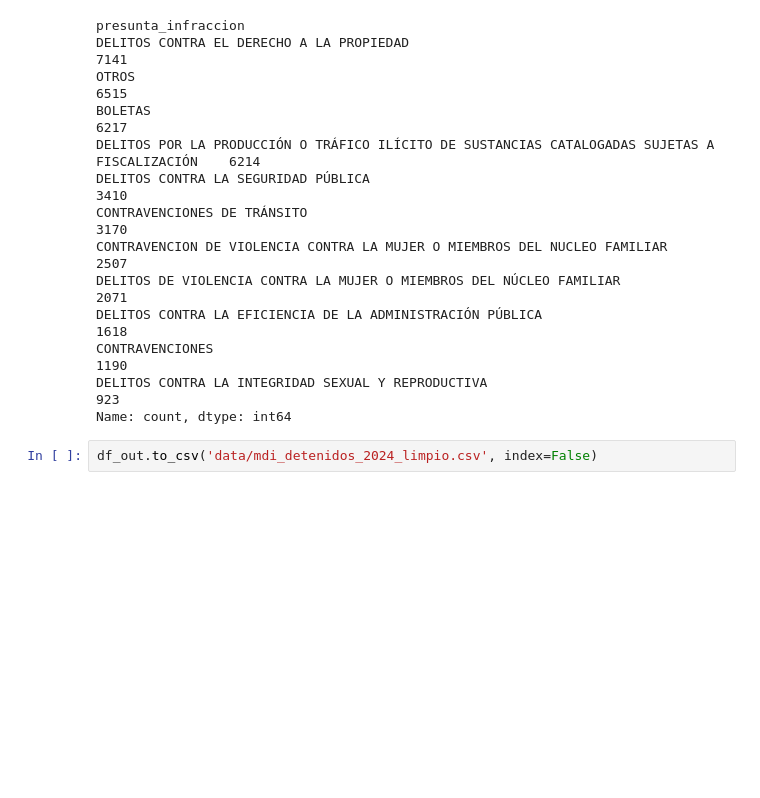
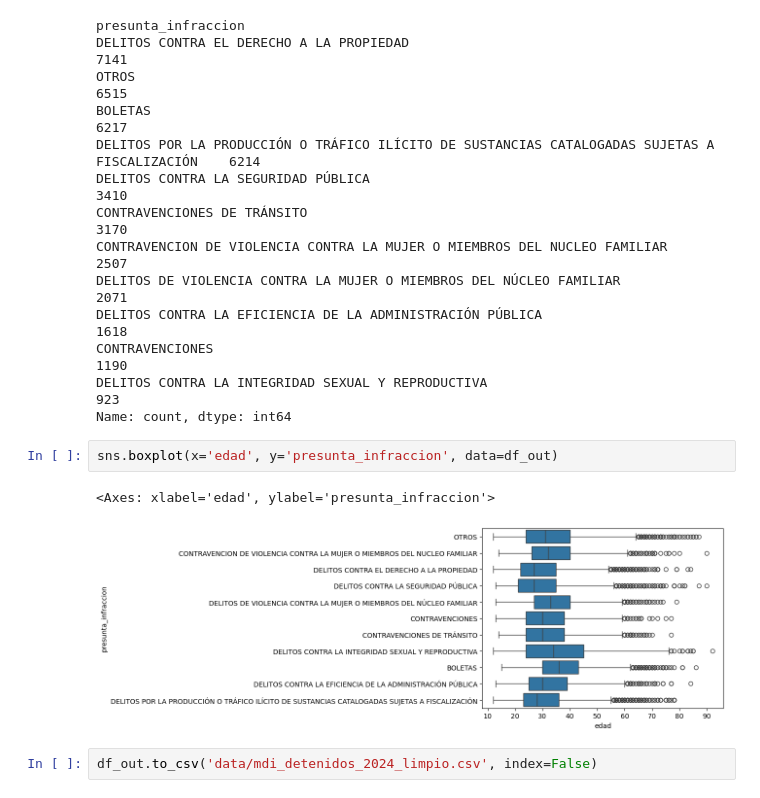
Before and after one commit to LeninGF/responsibleAI-dmiDetained, a Jupyter notebook: mdi_aprendidos_analisis.ipynb, the cells around one changed output. Saved outputs shown, nothing was run; the diff lists cells and outputs as text; blank space fills up the shorter version.

```diff
--- a/mdi_aprendidos_analisis.ipynb
+++ b/mdi_aprendidos_analisis.ipynb
@@ -489,5 +489,10 @@ DELITOS CONTRA LA EFICIENCIA DE LA ADMINISTRACIÓN PÚBLICA
 CONTRAVENCIONES                                                                                  1190
 DELITOS CONTRA LA INTEGRIDAD SEXUAL Y REPRODUCTIVA                                                923
 Name: count, dtype: int64
+# %%
+sns.boxplot(x='edad', y='presunta_infraccion', data=df_out)
+# %% [output]
+<Axes: xlabel='edad', ylabel='presunta_infraccion'>
+[figure, added]
 # %%
 df_out.to_csv('data/mdi_detenidos_2024_limpio.csv', index=False)
```
